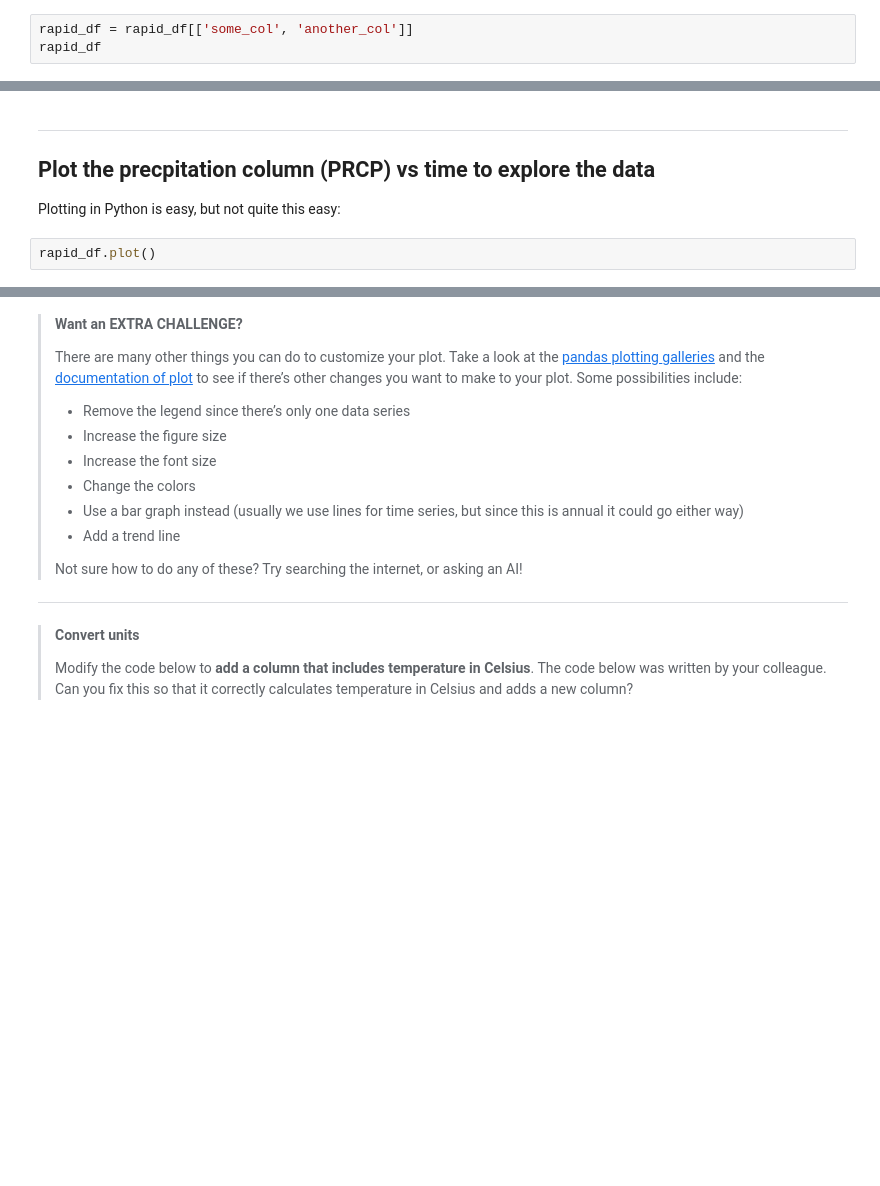
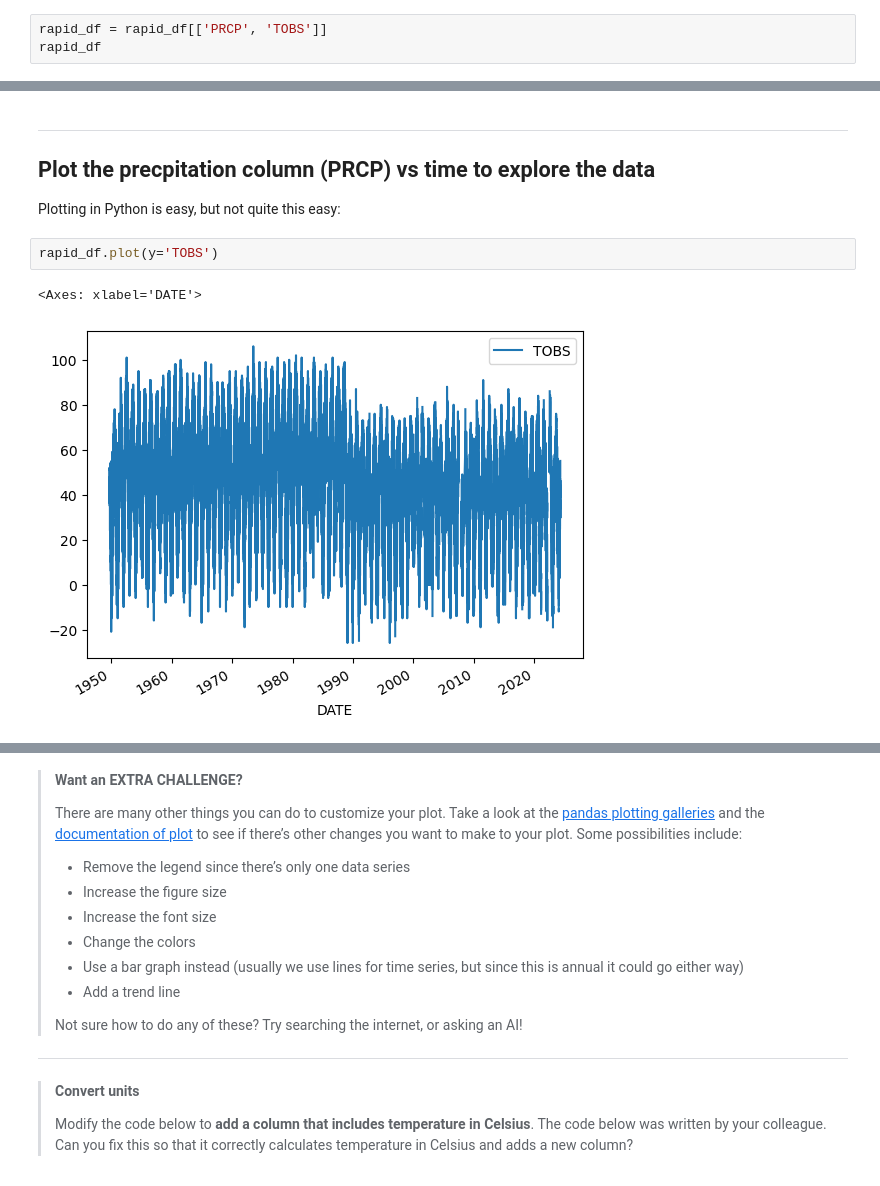
Before and after one commit to angelinawade12/stars-01-get-started-angelinawade12, a Jupyter notebook: rapidcity_weather_analysis.ipynb, the cells around one changed output, grey strips where cells are left out. Cells and saved outputs as stored; diff of their text form; blank space fills up the shorter version.

```diff
--- a/rapidcity_weather_analysis.ipynb
+++ b/rapidcity_weather_analysis.ipynb
@@ -365,5 +370,5 @@ type(rapid_df)
 line of your code cell** Then, you will be able to run the test cell
 below and find out if your answer is correct.
 # %%
-rapid_df = rapid_df[['some_col', 'another_col']]
+rapid_df = rapid_df[['PRCP', 'TOBS']]
 rapid_df
@@ -386,7 +409,10 @@ print('You earned {} of 5 points for downloading data'.format(points))
 
 Plotting in Python is easy, but not quite this easy:
 # %%
-rapid_df.plot()
+rapid_df.plot(y='TOBS')
+# %% [output]
+<Axes: xlabel='DATE'>
+[figure, added]
 # %% [markdown]
 > ****Label and describe your plots****
 >
```
Also changed, not shown: parts of 17 cells of this notebook.
